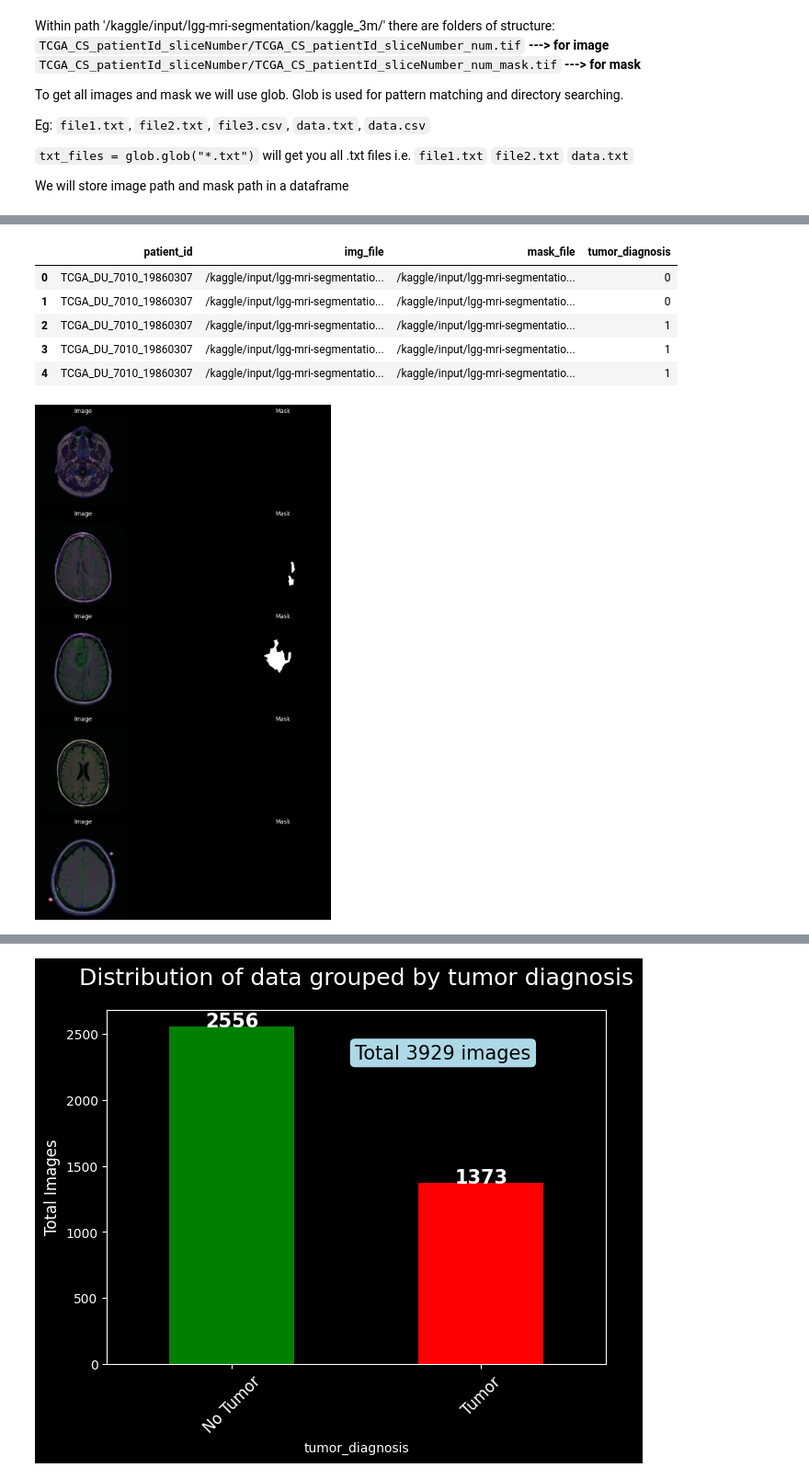
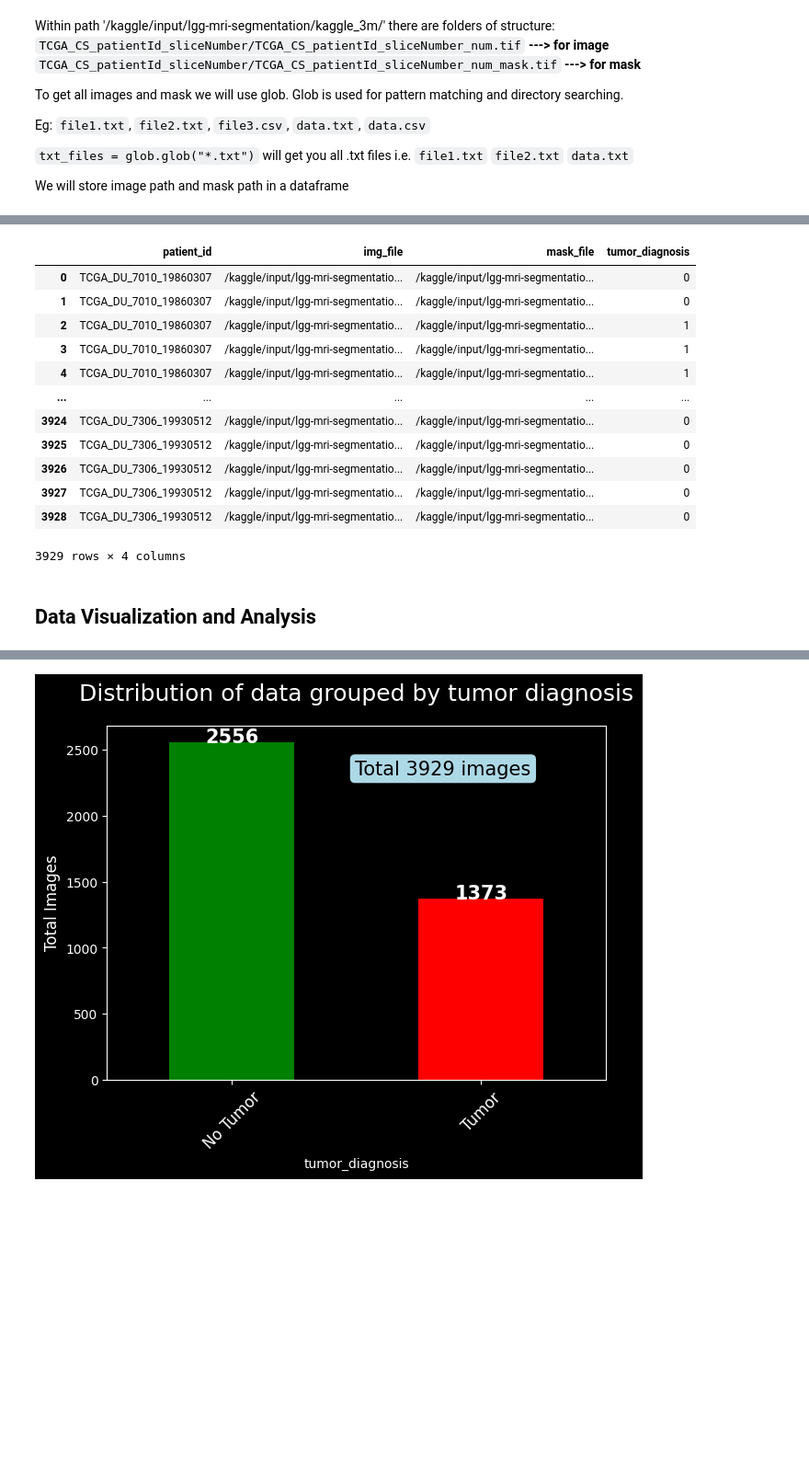
Before and after one commit to rupeshghimire7/BrainMRI_TumorSegmentation, a Jupyter notebook: UNet-image-segmentation.ipynb, the cells around one changed output, grey strips where cells are left out. Shown at 92% size. Cells and saved outputs as stored; diff of their text form; code cells hidden in the pictures; blank space fills up the shorter version.

Commit message:
Pytorch Transformations, dataset and visualization completed

```diff
--- a/UNet-image-segmentation.ipynb
+++ b/UNet-image-segmentation.ipynb
@@ -77,21 +78,31 @@ df.iloc[0,0],df.iloc[0,1], df.iloc[0,2], df.iloc[0,3]
 # %%
 df = df[['patient_id', 'img_file', 'mask_file', 'tumor_diagnosis']]
-df.head()
+df
 # %% [output]
 |  | patient_id | img_file | mask_file | tumor_diagnosis |
 | 0 | TCGA_DU_7010_19860307 | /kaggle/input/lgg-mri-segmentatio... | /kaggle/input/lgg-mri-segmentatio... | 0 |
 | 1 | TCGA_DU_7010_19860307 | /kaggle/input/lgg-mri-segmentatio... | /kaggle/input/lgg-mri-segmentatio... | 0 |
 | 2 | TCGA_DU_7010_19860307 | /kaggle/input/lgg-mri-segmentatio... | /kaggle/input/lgg-mri-segmentatio... | 1 |
 | 3 | TCGA_DU_7010_19860307 | /kaggle/input/lgg-mri-segmentatio... | /kaggle/input/lgg-mri-segmentatio... | 1 |
 | 4 | TCGA_DU_7010_19860307 | /kaggle/input/lgg-mri-segmentatio... | /kaggle/input/lgg-mri-segmentatio... | 1 |
+| ... | ... | ... | ... | ... |
+| 3924 | TCGA_DU_7306_19930512 | /kaggle/input/lgg-mri-segmentatio... | /kaggle/input/lgg-mri-segmentatio... | 0 |
+| 3925 | TCGA_DU_7306_19930512 | /kaggle/input/lgg-mri-segmentatio... | /kaggle/input/lgg-mri-segmentatio... | 0 |
+| 3926 | TCGA_DU_7306_19930512 | /kaggle/input/lgg-mri-segmentatio... | /kaggle/input/lgg-mri-segmentatio... | 0 |
+| 3927 | TCGA_DU_7306_19930512 | /kaggle/input/lgg-mri-segmentatio... | /kaggle/input/lgg-mri-segmentatio... | 0 |
+| 3928 | TCGA_DU_7306_19930512 | /kaggle/input/lgg-mri-segmentatio... | /kaggle/input/lgg-mri-segmentatio... | 0 |
+3929 rows × 4 columns
+# %% [markdown]
+## Data Visualization and Analysis
 # %%
-def plot_samples():
+def plot_samples(value:bool):
     """Function to visualize samples of MRI images and corresponding masks"""
-    idx = np.random.randint(0, len(df), (5))
+    sample_df = df[df['tumor_diagnosis']==int(value)]
+    idx = np.random.randint(0, len(sample_df), (5))
     plt.figure(figsize=(15, 15))
 
     for i in range(5):
-        row = df.iloc[idx[i]]
+        row = sample_df.iloc[idx[i]]
         plt.subplot(5, 2, i*2+1)
         img = Image.open(row["img_file"])
         plt.imshow(img)
@@ -106,7 +117,3 @@ def plot_samples():
 
     plt.tight_layout()
     plt.show()
-
-plot_samples()
-# %% [output]
-[figure, removed]
```
Also changed, not shown: parts of 25 cells of this notebook.
